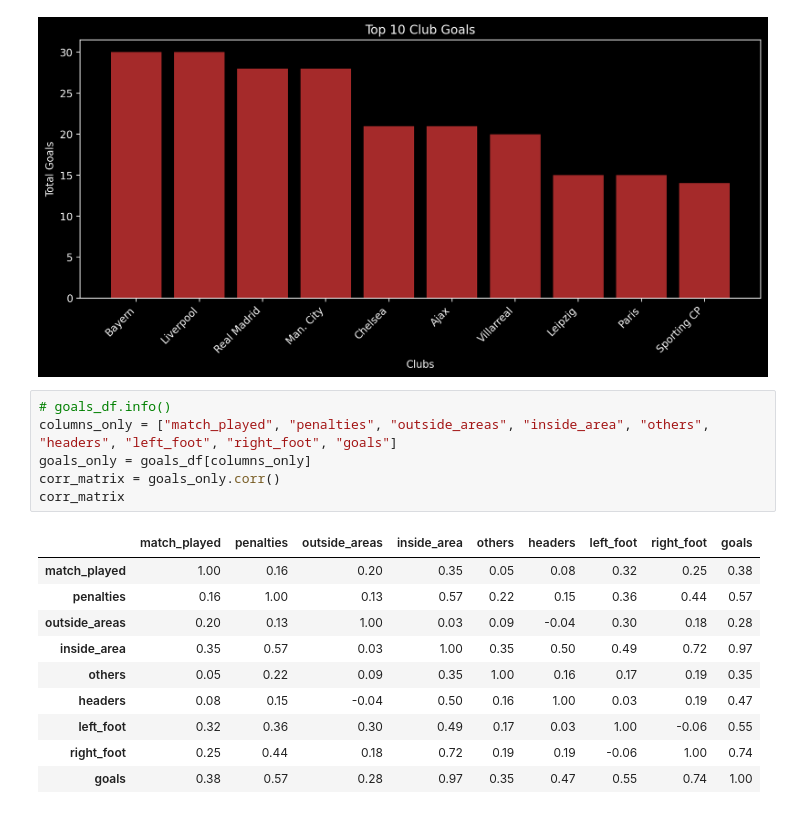
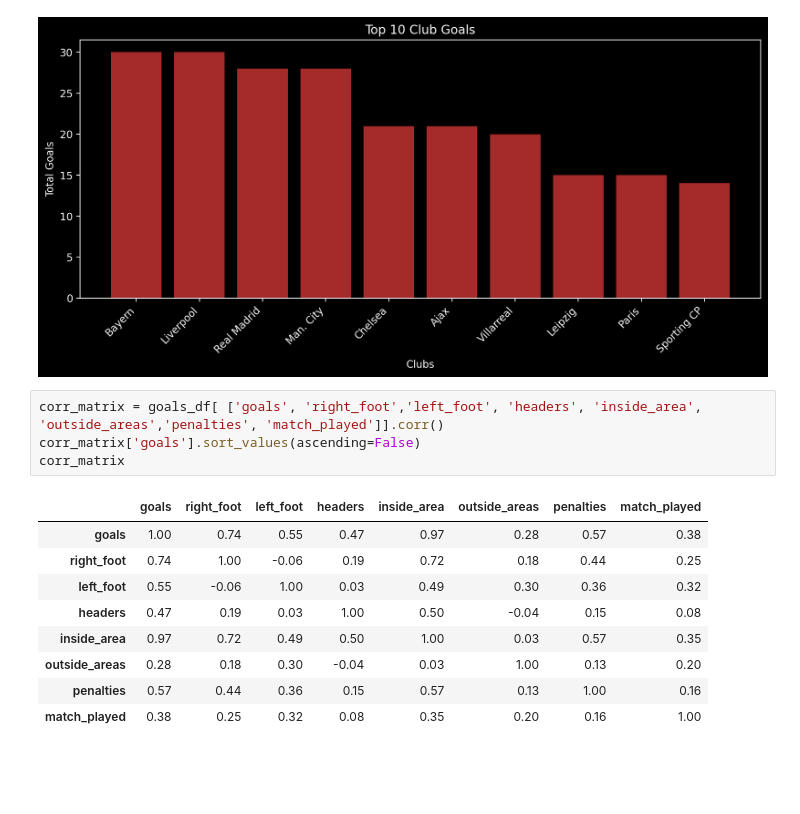
Before and after one commit to mozzam123/UCL-2022-EDA, a Jupyter notebook: main.ipynb, the cells around one changed output. Cells and saved outputs as stored; diff of their text form; blank space fills up the shorter version.

```diff
--- a/main.ipynb
+++ b/main.ipynb
@@ -121,20 +121,17 @@ plt.tight_layout()  # Adjust layout to fit everything
 plt.show()
 # %% [output]
 [figure]
-# %%
-# goals_df.info()
-columns_only = ["match_played", "penalties", "outside_areas", "inside_area", "others", "headers", "left_foot", "right_foot", "goals"]
-goals_only = goals_df[columns_only]
-corr_matrix = goals_only.corr()
-corr_matrix
-# %% [output]
-|  | match_played | penalties | outside_areas | inside_area | others | headers | left_foot | right_foot | goals |
-| match_played | 1.00 | 0.16 | 0.20 | 0.35 | 0.05 | 0.08 | 0.32 | 0.25 | 0.38 |
-| penalties | 0.16 | 1.00 | 0.13 | 0.57 | 0.22 | 0.15 | 0.36 | 0.44 | 0.57 |
-| outside_areas | 0.20 | 0.13 | 1.00 | 0.03 | 0.09 | -0.04 | 0.30 | 0.18 | 0.28 |
-| inside_area | 0.35 | 0.57 | 0.03 | 1.00 | 0.35 | 0.50 | 0.49 | 0.72 | 0.97 |
-| others | 0.05 | 0.22 | 0.09 | 0.35 | 1.00 | 0.16 | 0.17 | 0.19 | 0.35 |
-| headers | 0.08 | 0.15 | -0.04 | 0.50 | 0.16 | 1.00 | 0.03 | 0.19 | 0.47 |
-| left_foot | 0.32 | 0.36 | 0.30 | 0.49 | 0.17 | 0.03 | 1.00 | -0.06 | 0.55 |
-| right_foot | 0.25 | 0.44 | 0.18 | 0.72 | 0.19 | 0.19 | -0.06 | 1.00 | 0.74 |
-| goals | 0.38 | 0.57 | 0.28 | 0.97 | 0.35 | 0.47 | 0.55 | 0.74 | 1.00 |
+# %%
+corr_matrix = goals_df[ ['goals', 'right_foot','left_foot', 'headers', 'inside_area', 'outside_areas','penalties', 'match_played']].corr()
+corr_matrix['goals'].sort_values(ascending=False)
+corr_matrix
+# %% [output]
+|  | goals | right_foot | left_foot | headers | inside_area | outside_areas | penalties | match_played |
+| goals | 1.00 | 0.74 | 0.55 | 0.47 | 0.97 | 0.28 | 0.57 | 0.38 |
+| right_foot | 0.74 | 1.00 | -0.06 | 0.19 | 0.72 | 0.18 | 0.44 | 0.25 |
+| left_foot | 0.55 | -0.06 | 1.00 | 0.03 | 0.49 | 0.30 | 0.36 | 0.32 |
+| headers | 0.47 | 0.19 | 0.03 | 1.00 | 0.50 | -0.04 | 0.15 | 0.08 |
+| inside_area | 0.97 | 0.72 | 0.49 | 0.50 | 1.00 | 0.03 | 0.57 | 0.35 |
+| outside_areas | 0.28 | 0.18 | 0.30 | -0.04 | 0.03 | 1.00 | 0.13 | 0.20 |
+| penalties | 0.57 | 0.44 | 0.36 | 0.15 | 0.57 | 0.13 | 1.00 | 0.16 |
+| match_played | 0.38 | 0.25 | 0.32 | 0.08 | 0.35 | 0.20 | 0.16 | 1.00 |
```
